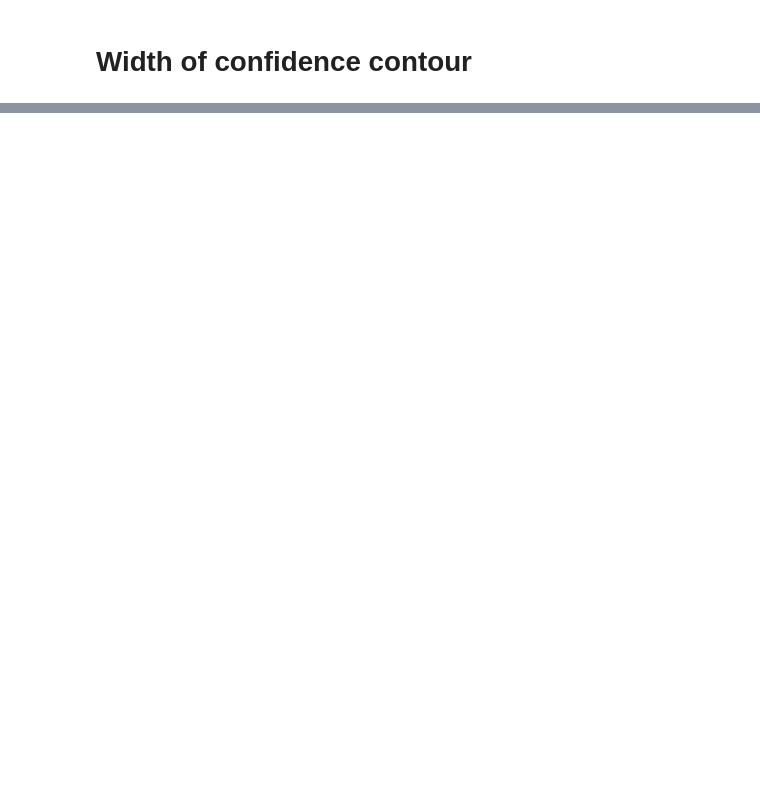
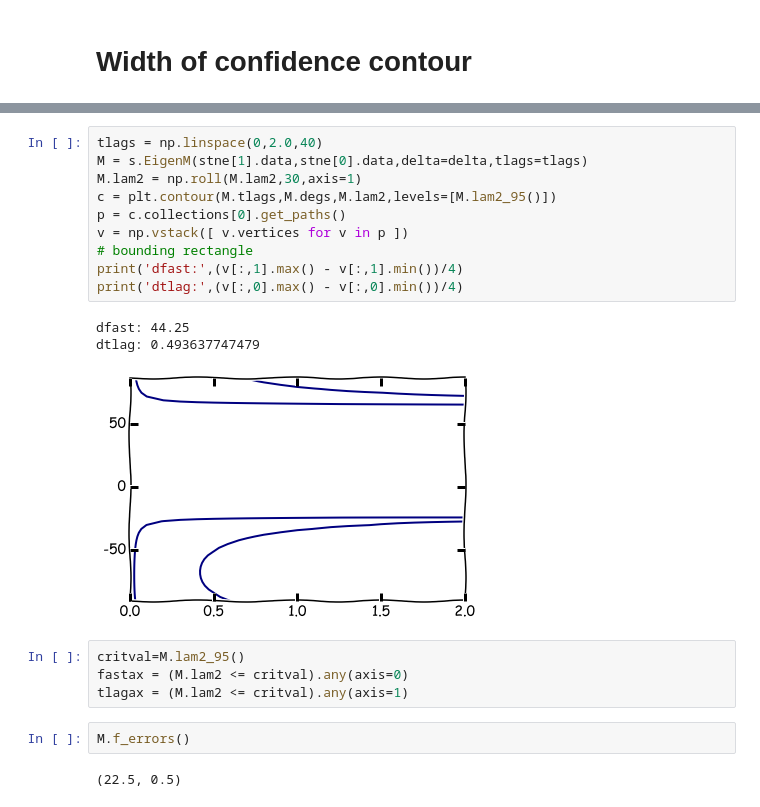
Before and after one commit to JackWalpole/splitwavepy, a Jupyter notebook: devel/Work_with_obspy.ipynb, the cells around one changed output, grey strips where cells are left out. Saved outputs shown, nothing was run; the diff lists cells and outputs as text; blank space fills up the shorter version.

```diff
--- a/devel/Work_with_obspy.ipynb
+++ b/devel/Work_with_obspy.ipynb
@@ -140,0 +144,22 @@ v = np.asarray([ v.vertices for v in p ])[0]
+# %%
+tlags = np.linspace(0,2.0,40)
+M = s.EigenM(stne[1].data,stne[0].data,delta=delta,tlags=tlags)
+M.lam2 = np.roll(M.lam2,30,axis=1)
+c = plt.contour(M.tlags,M.degs,M.lam2,levels=[M.lam2_95()])
+p = c.collections[0].get_paths()
+v = np.vstack([ v.vertices for v in p ])
+# bounding rectangle
+print('dfast:',(v[:,1].max() - v[:,1].min())/4)
+print('dtlag:',(v[:,0].max() - v[:,0].min())/4)
+# %% [output]
+dfast: 44.25
+dtlag: 0.493637747479
+[figure, added]
+# %%
+critval=M.lam2_95()
+fastax = (M.lam2 <= critval).any(axis=0)
+tlagax = (M.lam2 <= critval).any(axis=1)
+# %%
+M.f_errors()
+# %% [output]
+(22.5, 0.5)
```
Also changed, not shown: parts of 11 cells of this notebook, 2 other files.
